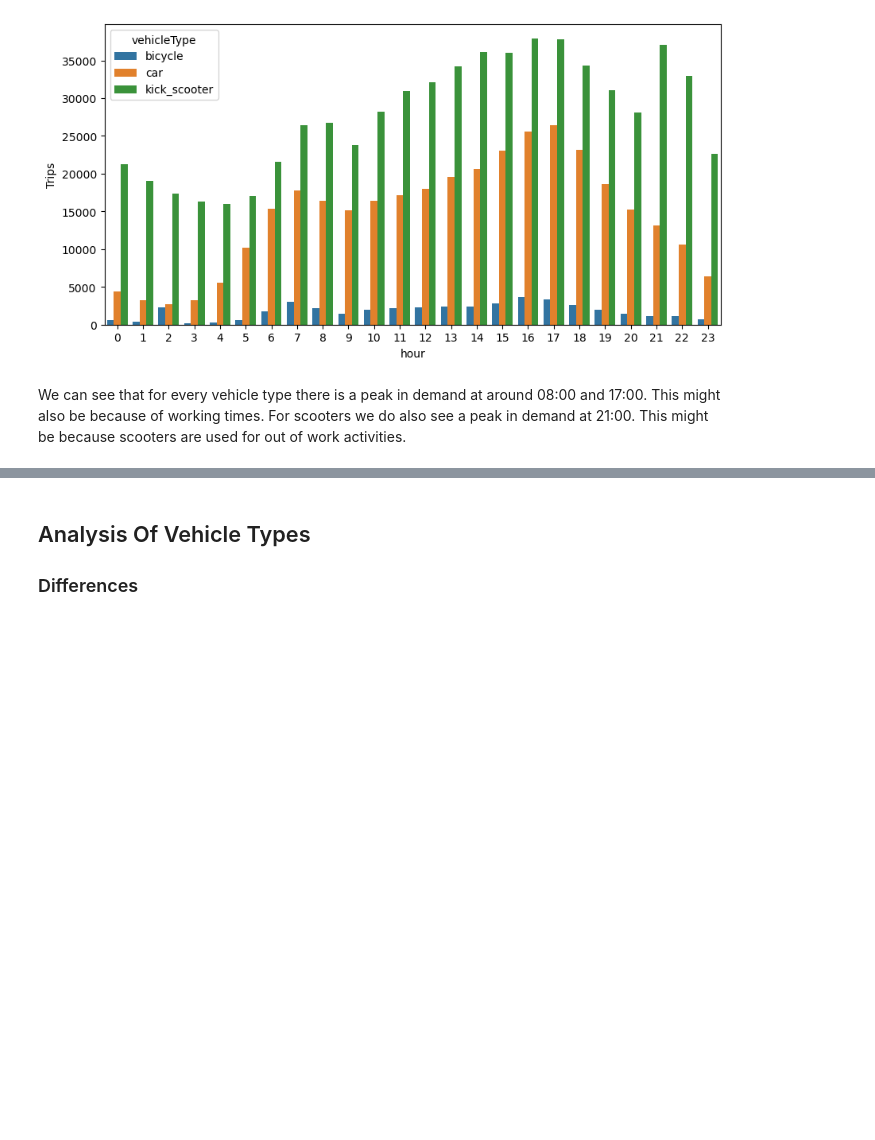
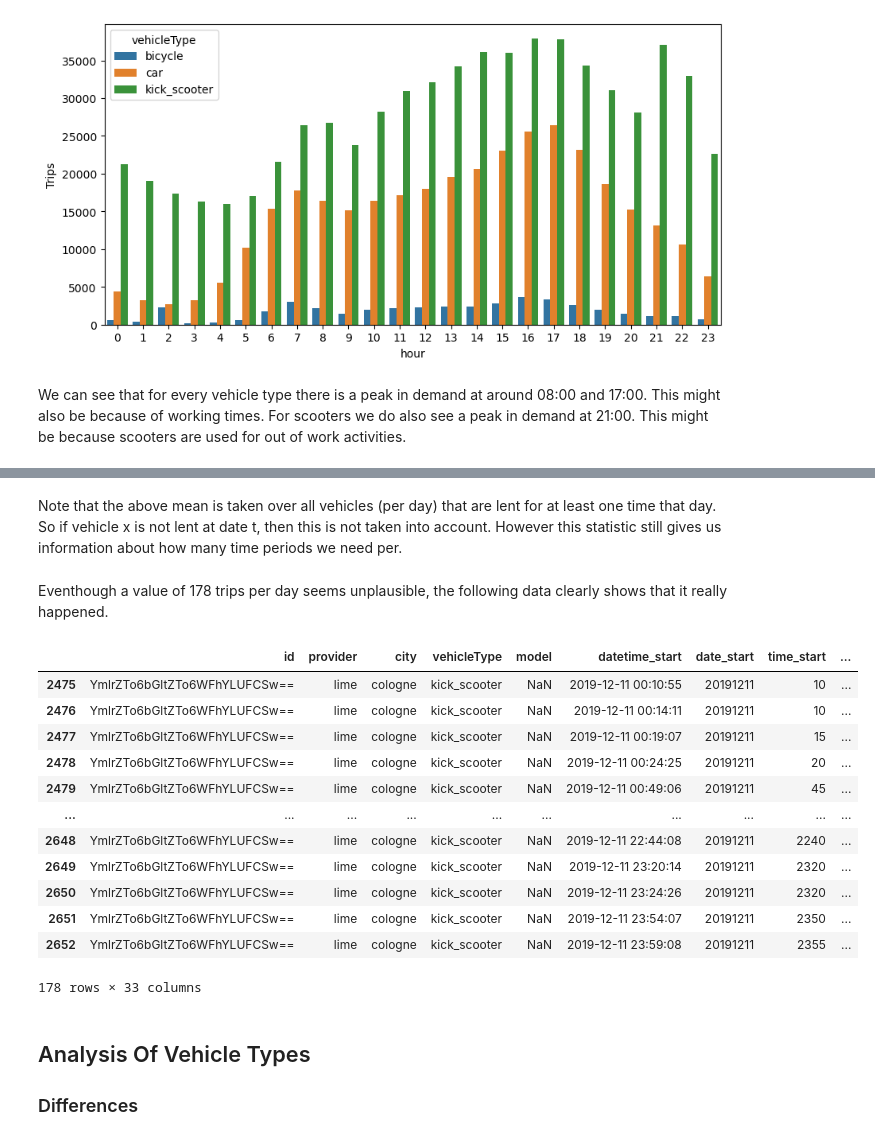
Before and after one commit to mogottsch/vehicle-reposition-2, a Jupyter notebook: src/notebooks/1_descriptive_analysis.ipynb, the cells around one changed output, grey strips where cells are left out. Saved outputs shown, nothing was run; the diff lists cells and outputs as text; code cells hidden in the pictures; blank space fills up the shorter version.

```diff
--- a/src/notebooks/1_descriptive_analysis.ipynb
+++ b/src/notebooks/1_descriptive_analysis.ipynb
@@ -205,3 +214,24 @@ We can see that for every vehicle type there is a peak in demand at around 08:00
+# %% [markdown]
+Note that the above mean is taken over all vehicles (per day) that are lent for at least one time that day. So if vehicle x is not lent at date t, then this is not taken into account. However this statistic still gives us information about how many time periods we need per.
+# %% [markdown]
+Eventhough a value of 178 trips per day seems unplausible, the following data clearly shows that it really happened.
+# %%
+inspect = trips[(trips['id'] == 'YmlrZTo6bGltZTo6WFhYLUFCSw==') & (trips['date'] == datetime.date(2019, 12, 11))]
+inspect
+# %% [output]
+|  | id | provider | city | vehicleType | model | datetime_start | date_start | time_start | ... |
+| 2475 | YmlrZTo6bGltZTo6WFhYLUFCSw== | lime | cologne | kick_scooter | NaN | 2019-12-11 00:10:55 | 20191211 | 10 | ... |
+| 2476 | YmlrZTo6bGltZTo6WFhYLUFCSw== | lime | cologne | kick_scooter | NaN | 2019-12-11 00:14:11 | 20191211 | 10 | ... |
+| 2477 | YmlrZTo6bGltZTo6WFhYLUFCSw== | lime | cologne | kick_scooter | NaN | 2019-12-11 00:19:07 | 20191211 | 15 | ... |
+| 2478 | YmlrZTo6bGltZTo6WFhYLUFCSw== | lime | cologne | kick_scooter | NaN | 2019-12-11 00:24:25 | 20191211 | 20 | ... |
+| 2479 | YmlrZTo6bGltZTo6WFhYLUFCSw== | lime | cologne | kick_scooter | NaN | 2019-12-11 00:49:06 | 20191211 | 45 | ... |
+| ... | ... | ... | ... | ... | ... | ... | ... | ... | ... |
+| 2648 | YmlrZTo6bGltZTo6WFhYLUFCSw== | lime | cologne | kick_scooter | NaN | 2019-12-11 22:44:08 | 20191211 | 2240 | ... |
+| 2649 | YmlrZTo6bGltZTo6WFhYLUFCSw== | lime | cologne | kick_scooter | NaN | 2019-12-11 23:20:14 | 20191211 | 2320 | ... |
+| 2650 | YmlrZTo6bGltZTo6WFhYLUFCSw== | lime | cologne | kick_scooter | NaN | 2019-12-11 23:24:26 | 20191211 | 2320 | ... |
+| 2651 | YmlrZTo6bGltZTo6WFhYLUFCSw== | lime | cologne | kick_scooter | NaN | 2019-12-11 23:54:07 | 20191211 | 2350 | ... |
+| 2652 | YmlrZTo6bGltZTo6WFhYLUFCSw== | lime | cologne | kick_scooter | NaN | 2019-12-11 23:59:08 | 20191211 | 2355 | ... |
+178 rows × 33 columns
 # %% [markdown]
 ## Analysis Of Vehicle Types
 ### Differences
```
Also changed, not shown: parts of 7 cells of this notebook.
